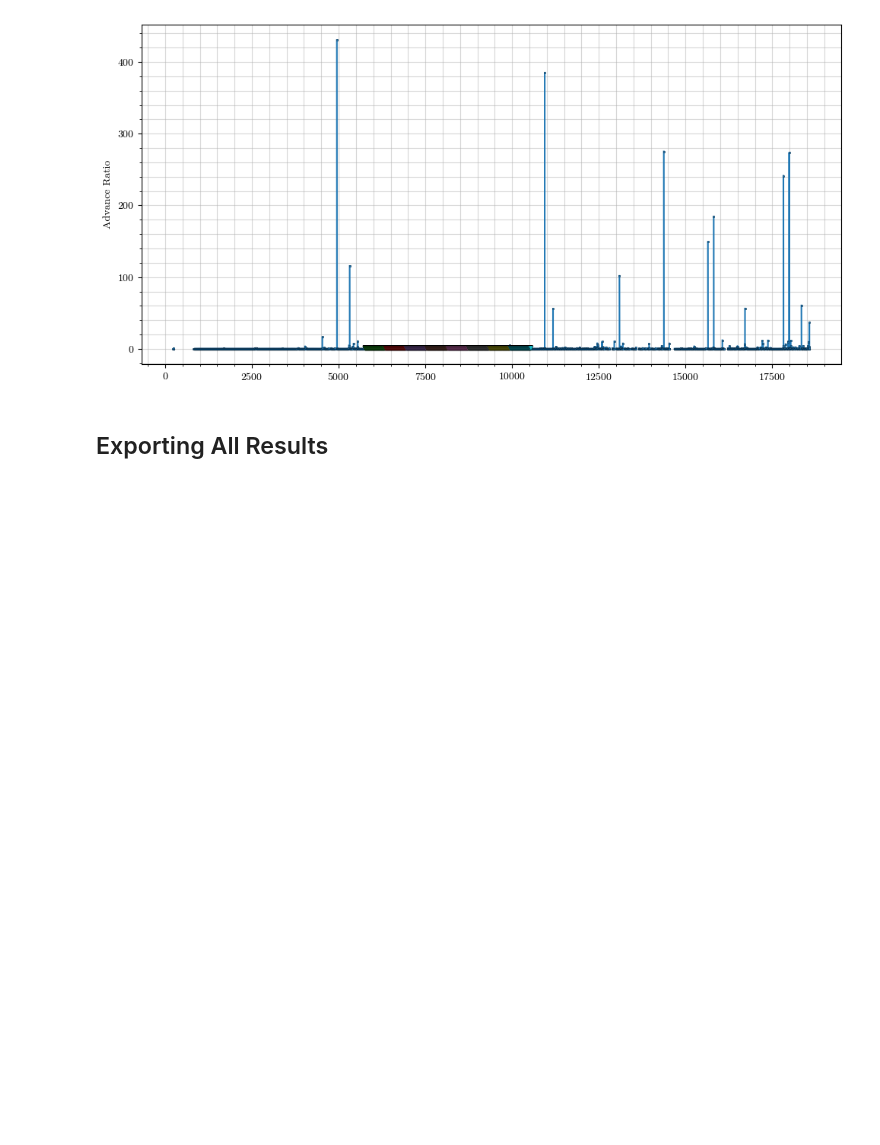
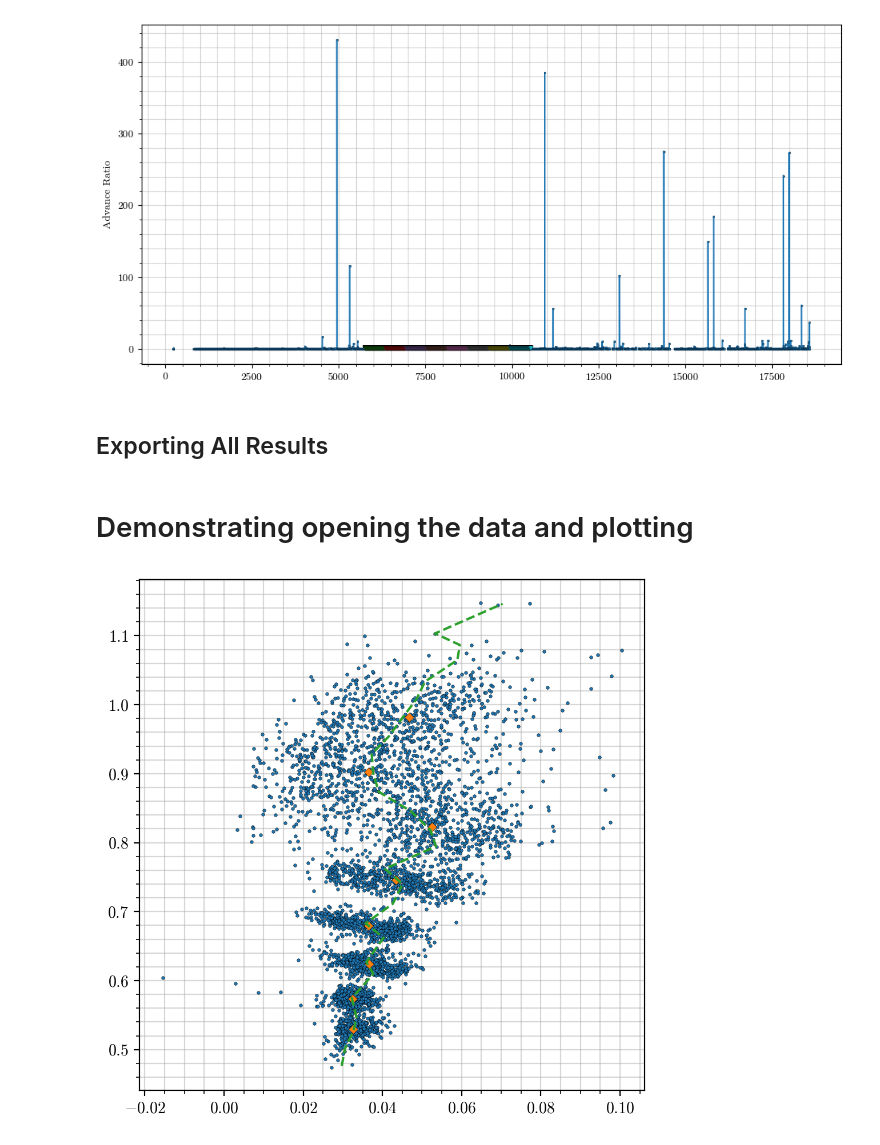
Before and after one commit to wkemp-edu/ArduPilot_AnalysisSuite, a Jupyter notebook: Investigations/June13thAnalysis_1Hz.ipynb, the cells around one changed output. Saved outputs shown, nothing was run; the diff lists cells and outputs as text; code cells hidden in the pictures; blank space fills up the shorter version.

```diff
--- a/Investigations/June13thAnalysis_1Hz.ipynb
+++ b/Investigations/June13thAnalysis_1Hz.ipynb
@@ -340,6 +340,22 @@ ci95polar_ct = pd.DataFrame.from_dict({'CD': cd_ci95_ct, 'CL': cl_ci95_cruise})
 eta_cruise_fullresult = main.result(rawpolar_eta, avepolar_eta, stdpolar_eta, ci95polar_eta, polar_eta, createv)
 ct_cruise_fullresult = main.result(rawpolar_ct, avepolar_ct, stdpolar_ct, ci95polar_ct, polar_ct, createv)
 
+ct_cruise_segresult = main.packaging_binresults(cl_total_cruise, cl_seg_means_ct, cl_seg_stds_ct, cl_seg_ci95s_ct, cd_total_ct, cd_seg_means_ct, cd_seg_stds_ct, cd_seg_ci95s_ct, polar_ct, createv)
+eta_cruise_segresult = main.packaging_binresults(cl_total_cruise, cl_seg_means_eta, cl_seg_stds_eta, cl_seg_ci95s_eta, cd_total_eta, cd_seg_means_eta, cd_seg_stds_eta, cd_seg_ci95s_eta, polar_eta, createv)
+
 # Saving results to their pickles
 pd.to_pickle(eta_cruise_fullresult, result_path+'eta_cruise_fullresult.pkl')
 pd.to_pickle(ct_cruise_fullresult, result_path+'ct_cruise_fullresult.pkl')
+# Saving manually segmented results
+pd.to_pickle(eta_cruise_segresult, result_path+'eta_cruise_segresult.pkl')
+pd.to_pickle(ct_cruise_segresult, result_path+'ct_cruise_segresult.pkl')
+# %% [markdown]
+# Demonstrating opening the data and plotting
+# %%
+plt.figure(figsize = (5,5), dpi=200)
+plt.plot(ct_cruise_segresult.raw_polar.CD, ct_cruise_segresult.raw_polar.CL, linestyle='')
+plt.plot(ct_cruise_segresult.ave_polar.CD, ct_cruise_segresult.ave_polar.CL, linestyle='', marker='D')
+plt.plot(ct_cruise_fullresult.ave_polar.CD, ct_cruise_fullresult.ave_polar.CL, linestyle='--', marker='')
+plt.show()
+# %% [output]
+[figure, added]
```
Also changed, not shown: 8 other files.
